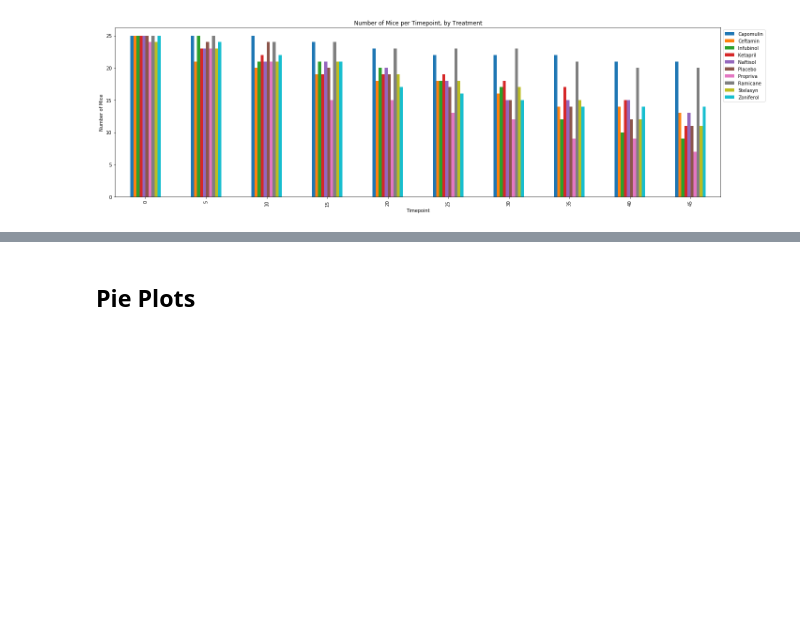
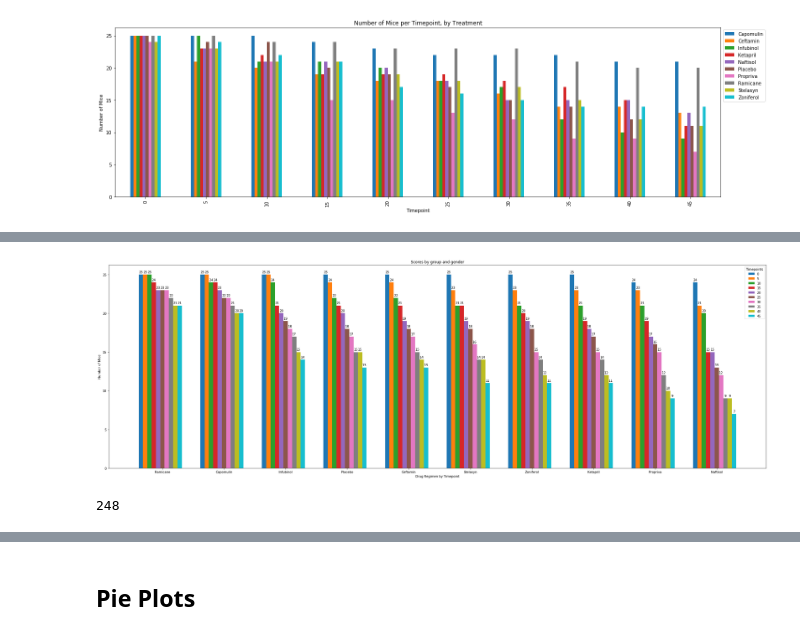
Before and after one commit to c-pompa/Py-maceuticals_Report, a Jupyter notebook: Pymaceuticals_Report.ipynb, the cells around one changed output, grey strips where cells are left out. Cells and saved outputs as stored; diff of their text form; code cells hidden in the pictures; blank space fills up the shorter version.

```diff
--- a/Pymaceuticals_Report.ipynb
+++ b/Pymaceuticals_Report.ipynb
@@ -200,3 +237,5 @@ Generate a bar plot showing the number of mice per time point for each treatment
 # %%
 # Find X-Axis label range
-x_axis = bar_data_df2['Timepoint'].unique()
+tp_list = [0,5,10,15,20,25,30,35,40,45]
+x_axis = bar_data_df2['Drug Regimen'].unique()
+x_axis
@@ -203,4 +245,0 @@ x_axis = bar_data_df2['Timepoint'].unique()
-# %%
-# Set index to Drug. Sorting for .loc searching.
-bar_data_df2_index = bar_data_df2.set_index('Drug Regimen')
-bar_data_df2_index
@@ -344,0 +246,72 @@ plt.show()
+# %%
+# Look through Timepoint list to count the amount of mice in each drug regimen to timepoint.
+count_loop=[]
+for i in tp_list:
+    location = bar_data_df2_index.loc[i, 'Drug Regimen']
+    i = location.value_counts()
+    count_loop.append(i)
+    #print(i)
+# List verication of the count_loop.
+#count_loop
+# %%
+# Generate Plot
+# Assign x_labels
+labels = bar_data_df2['Drug Regimen'].unique()
+
+# Assign x_label locations
+x = np.arange(len(labels))
+# Bar Width
+width = 0.07
+
+# Size the bar plot, Retreive y_value
+fig, ax = plt.subplots(figsize=(30.0,10.0))
+rects1 = ax.bar(x - width*5, count_loop[0], width, label='Ramicane')
+rects2 = ax.bar(x - width*4, count_loop[1], width, label='Capomulin')
+rects3 = ax.bar(x - width*3, count_loop[2], width, label='Infubinol')
+rects4 = ax.bar(x - width*2, count_loop[3], width, label='Placebo')
+rects5 = ax.bar(x - width*1, count_loop[4], width, label='Ceftamin')
+rects6 = ax.bar(x + width*0, count_loop[5], width, label='Stelasyn')
+rects7 = ax.bar(x + width*1, count_loop[6], width, label='Zoniferol')
+rects8 = ax.bar(x + width*2, count_loop[7], width, label='Ketapril')
+rects9 = ax.bar(x + width*3, count_loop[8], width, label='Propriva')
+rects10 = ax.bar(x + width*4, count_loop[9], width, label='Naftisol')
+
+# Add some text for labels, title and custom x-axis tick labels, etc.
+ax.set_ylabel('Number of Mice')
+ax.set_xlabel('Drug Regimen by Timepoint')
+ax.set_title('Scores by group and gender')
+ax.set_xticks(x)
+ax.set_xticklabels(labels)
+ax.legend(tp_list, title='Timepoints')
+
+# Loop through reacts above in order to show value of y_label above the graphed bar plot bar.
+def autolabel(rects):
+    """Attach a text label above each bar in *rects*, displaying its height."""
+    for rect in rects:
+        height = rect.get_height()
+        ax.annotate('{}'.format(height),
+                    xy=(rect.get_x() + rect.get_width() / 2, height),
+                    xytext=(0, 3),  # 3 points vertical offset
+                    textcoords="offset points",
+                    ha='center', va='bottom')
+
+# Assign y_value value on top of bar
+autolabel(rects1)
+autolabel(rects2)
+autolabel(rects3)
+autolabel(rects4)
+autolabel(rects5)
+autolabel(rects6)
+autolabel(rects7)
+autolabel(rects8)
+autolabel(rects9)
+autolabel(rects10)
+
+fig.tight_layout()
+plt.show()
+# %% [output]
+[figure, added]
+# %%
+sum(count_loop[0])
+# %% [output]
+248
```
Also changed, not shown: parts of 44 cells of this notebook.
